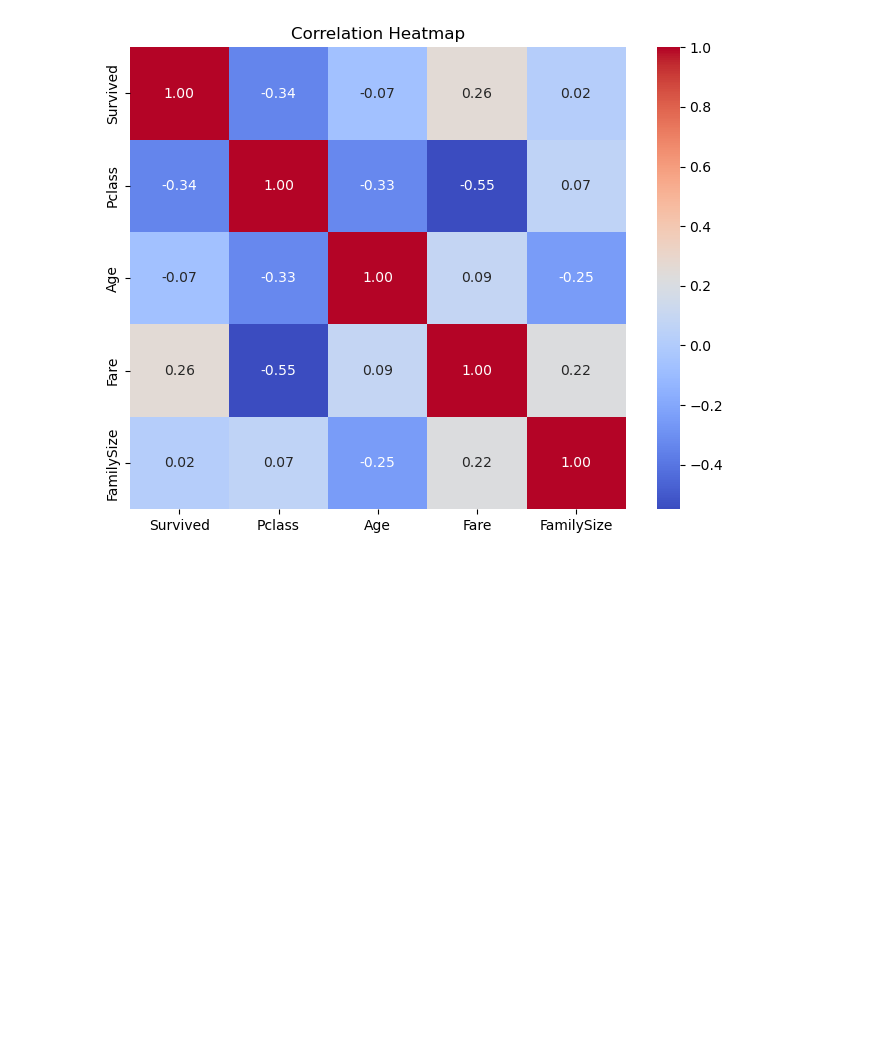
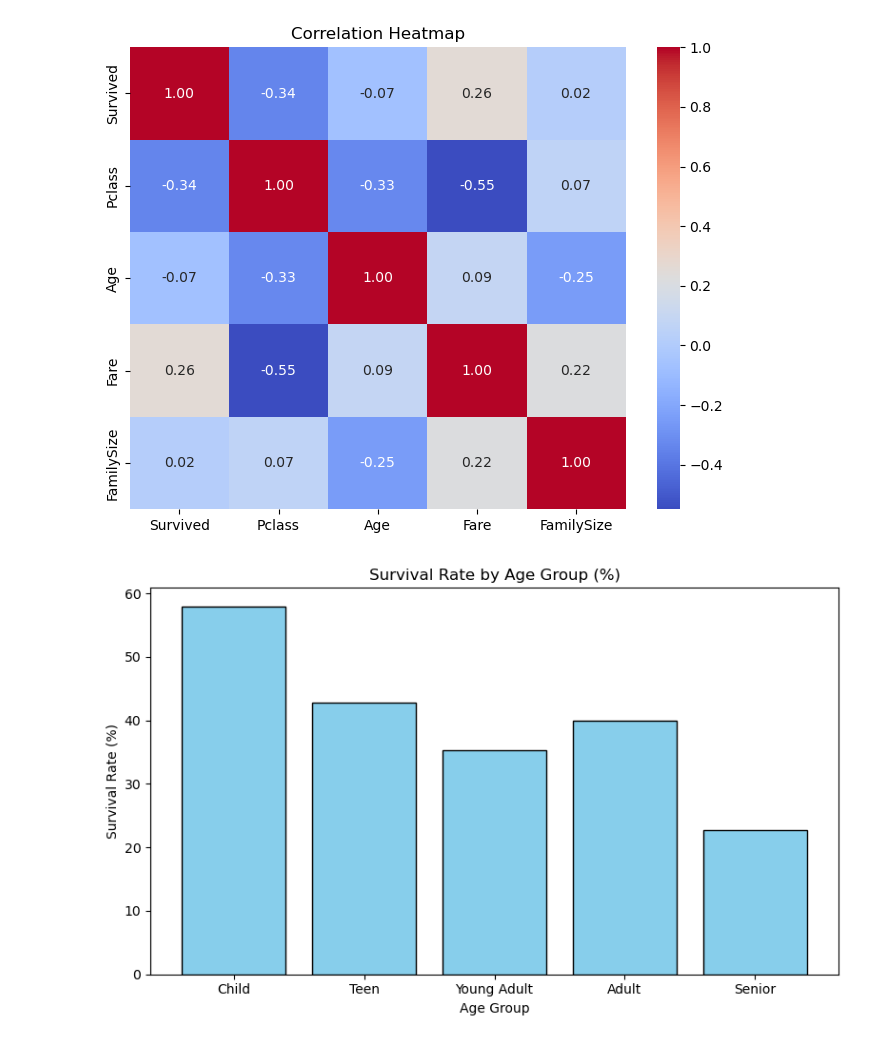
Before and after one commit to Shreshtha-ai/Titanic_SurvivalPrediction, a Jupyter notebook: analysis.ipynb, the cells around one changed output. Saved outputs shown, nothing was run; the diff lists cells and outputs as text; code cells hidden in the pictures; blank space fills up the shorter version.

Commit message:
feat: add age group survival analysis to Titanic notebook

```diff
--- a/analysis.ipynb
+++ b/analysis.ipynb
@@ -291,3 +291,15 @@ plt.title('Correlation Heatmap')
 plt.show()
 # %% [output]
 [figure]
+# %%
+#Survial analysis by age group
+age_group_survival = df.groupby('AgeGroup')['Survived'].mean() * 100
+plt.figure(figsize=(8, 5))
+plt.bar(age_group_survival.index, age_group_survival.values, color='skyblue', edgecolor='black')
+plt.title('Survival Rate by Age Group (%)')
+plt.xlabel('Age Group')
+plt.ylabel('Survival Rate (%)')
+plt.tight_layout()
+plt.show()
+# %% [output]
+[figure, added]
```
